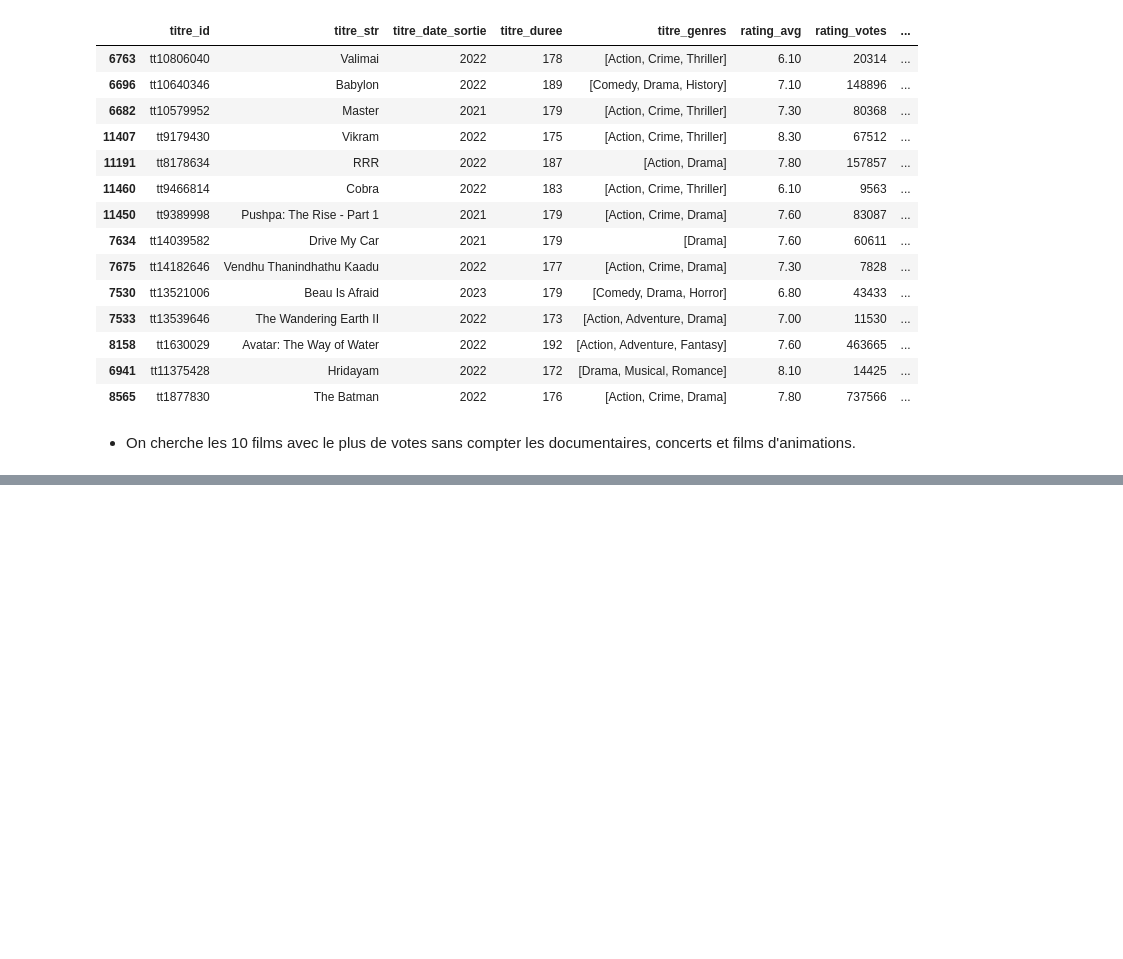
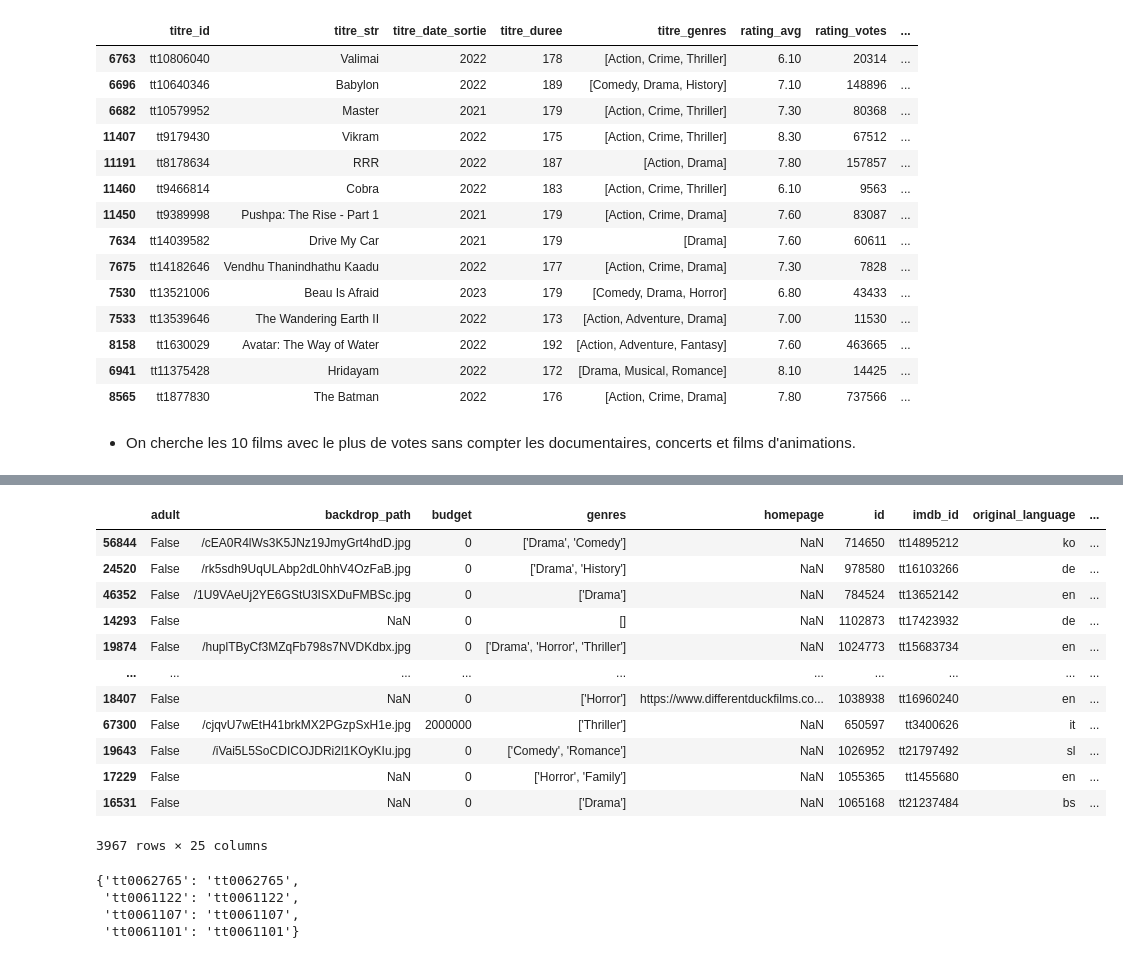
Before and after one commit to Morgan-DCL/project_2, a Jupyter notebook: eda_movies_with_graph.ipynb, the cells around one changed output, grey strips where cells are left out. Drawn from its saved outputs; the diff is of its cells as text; code cells hidden in the pictures; blank space fills up the shorter version.

```diff
--- a/eda_movies_with_graph.ipynb
+++ b/eda_movies_with_graph.ipynb
@@ -12,6 +12,7 @@ import plotly.graph_objects as go
 import pandas as pd
 
 pd.set_option('display.float_format', lambda x: f'{x :.2f}')
+pd.set_option('display.max_columns', None)
 from cleaner import DataCleaner
 from get_dataframes import GetDataframes
 import hjson
@@ -286,0 +294,2 @@ graph_top_10_movies(df)
+# %%
+df1 = pd.read_csv("movies_datasets/tmdb_full.csv")
@@ -286,0 +298,8 @@ graph_top_10_movies(df)
+# %%
+df2 = df1[df1["status"] == "Released"]
+# %%
+test = df2.sort_values("release_date", ascending=False)
+# test.dropna("release_date", inplace=True)
+# test[["imdb_id", "original_title", "release_date", "status"]]
+test.dropna(subset=["release_date"], inplace=True)
+test["release_date"] = pd.to_datetime(test["release_date"])
@@ -286,0 +337,19 @@ graph_top_10_movies(df)
+# %%
+condi = (
+    test["release_date"].dt.year == 2023
+)
+test[condi]
+# %% [output]
+|  | adult | backdrop_path | budget | genres | homepage | id | imdb_id | original_language | ... |
+| 56844 | False | /cEA0R4lWs3K5JNz19JmyGrt4hdD.jpg | 0 | ['Drama', 'Comedy'] | NaN | 714650 | tt14895212 | ko | ... |
+| 24520 | False | /rk5sdh9UqULAbp2dL0hhV4OzFaB.jpg | 0 | ['Drama', 'History'] | NaN | 978580 | tt16103266 | de | ... |
+| 46352 | False | /1U9VAeUj2YE6GStU3ISXDuFMBSc.jpg | 0 | ['Drama'] | NaN | 784524 | tt13652142 | en | ... |
+| 14293 | False | NaN | 0 | [] | NaN | 1102873 | tt17423932 | de | ... |
+| 19874 | False | /huplTByCf3MZqFb798s7NVDKdbx.jpg | 0 | ['Drama', 'Horror', 'Thriller'] | NaN | 1024773 | tt15683734 | en | ... |
+| ... | ... | ... | ... | ... | ... | ... | ... | ... | ... |
+| 18407 | False | NaN | 0 | ['Horror'] | https://www.differentduckfilms.co... | 1038938 | tt16960240 | en | ... |
+| 67300 | False | /cjqvU7wEtH41brkMX2PGzpSxH1e.jpg | 2000000 | ['Thriller'] | NaN | 650597 | tt3400626 | it | ... |
+| 19643 | False | /iVai5L5SoCDICOJDRi2l1KOyKIu.jpg | 0 | ['Comedy', 'Romance'] | NaN | 1026952 | tt21797492 | sl | ... |
+| 17229 | False | NaN | 0 | ['Horror', 'Family'] | NaN | 1055365 | tt1455680 | en | ... |
+| 16531 | False | NaN | 0 | ['Drama'] | NaN | 1065168 | tt21237484 | bs | ... |
+3967 rows × 25 columns
@@ -286,0 +362,7 @@ graph_top_10_movies(df)
+# %%
+new_
+# %% [output]
+{'tt0062765': 'tt0062765',
+ 'tt0061122': 'tt0061122',
+ 'tt0061107': 'tt0061107',
+ 'tt0061101': 'tt0061101'}
```
Also changed, not shown: parts of 10 cells of this notebook, 1 other file.
